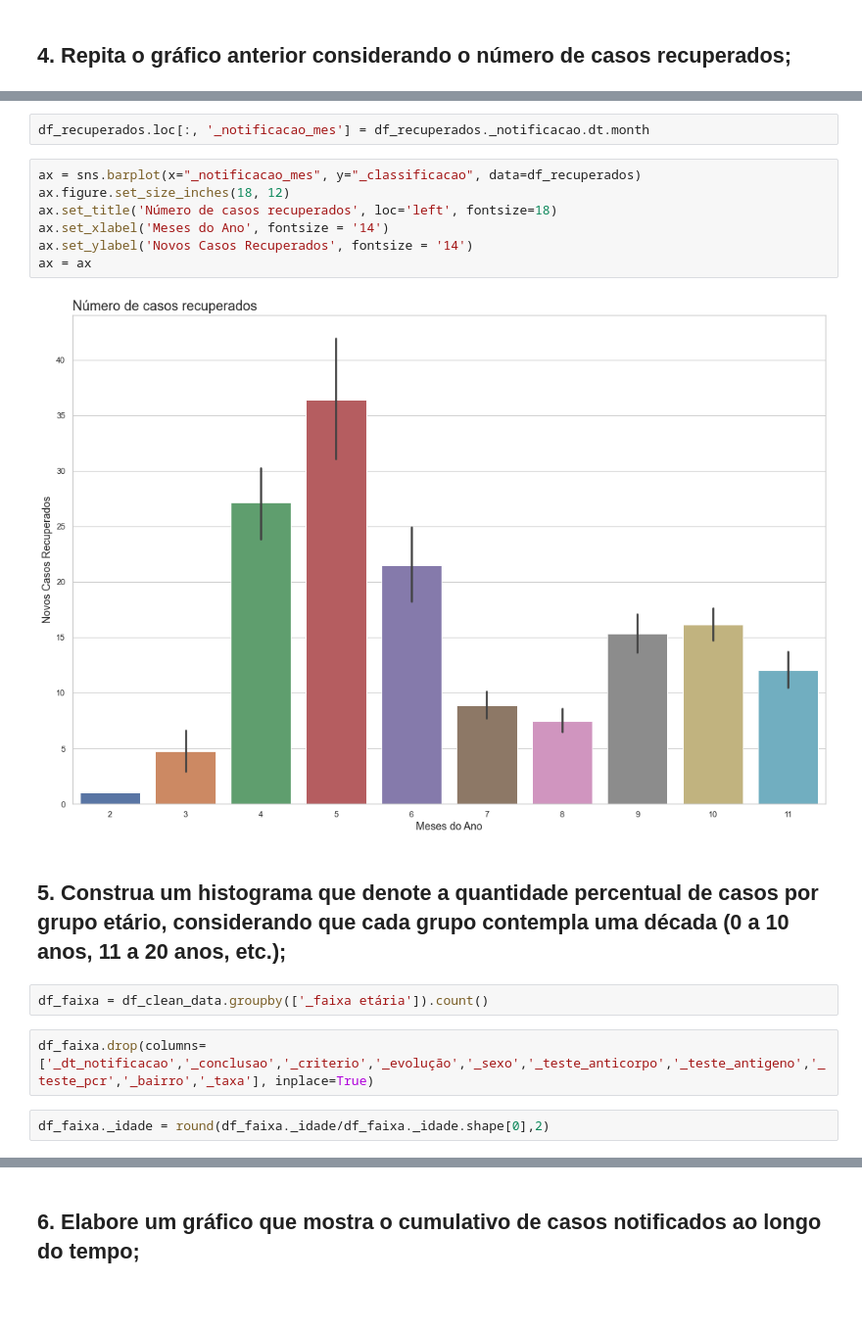
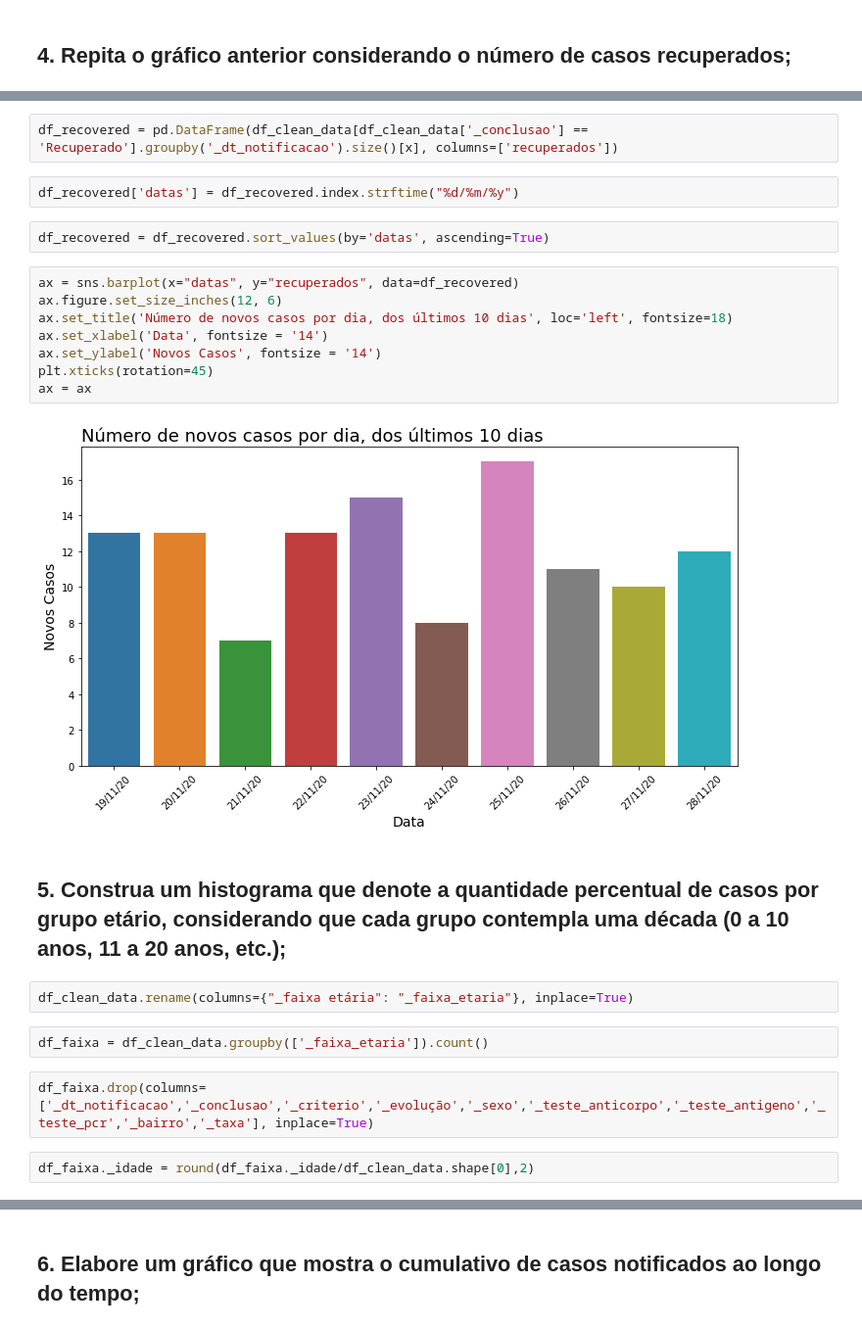
Before and after one commit to thiagos98/data-analysis-manaus, a Jupyter notebook: main.ipynb, the cells around one changed output, grey strips where cells are left out. Shown at 98% size. Drawn from its saved outputs; the diff is of its cells as text; blank space fills up the shorter version.

```diff
--- a/main.ipynb
+++ b/main.ipynb
@@ -339,19 +316,26 @@ df_recuperados.index = range(df_recuperados.shape[0])
-# %%
-df_recuperados.loc[:, '_notificacao_mes'] = df_recuperados._notificacao.dt.month
-# %%
-ax = sns.barplot(x="_notificacao_mes", y="_classificacao", data=df_recuperados)
-ax.figure.set_size_inches(18, 12)
-ax.set_title('Número de casos recuperados', loc='left', fontsize=18)
-ax.set_xlabel('Meses do Ano', fontsize = '14')
-ax.set_ylabel('Novos Casos Recuperados', fontsize = '14')
-ax = ax
-# %% [output]
-[figure, removed]
+# %%
+df_recovered = pd.DataFrame(df_clean_data[df_clean_data['_conclusao'] == 'Recuperado'].groupby('_dt_notificacao').size()[x], columns=['recuperados'])
+# %%
+df_recovered['datas'] = df_recovered.index.strftime("%d/%m/%y")
+# %%
+df_recovered = df_recovered.sort_values(by='datas', ascending=True)
+# %%
+ax = sns.barplot(x="datas", y="recuperados", data=df_recovered)
+ax.figure.set_size_inches(12, 6)
+ax.set_title('Número de novos casos por dia, dos últimos 10 dias', loc='left', fontsize=18)
+ax.set_xlabel('Data', fontsize = '14')
+ax.set_ylabel('Novos Casos', fontsize = '14')
+plt.xticks(rotation=45)
+ax = ax
+# %% [output]
+[figure, added]
 # %% [markdown]
 ## 5. Construa um histograma que denote a quantidade percentual de casos por grupo etário, considerando que cada grupo contempla uma década (0 a 10 anos, 11 a 20 anos, etc.);
+# %%
+df_clean_data.rename(columns={"_faixa etária": "_faixa_etaria"}, inplace=True)
 # %%
-df_faixa = df_clean_data.groupby(['_faixa etária']).count()
+df_faixa = df_clean_data.groupby(['_faixa_etaria']).count()
 # %%
 df_faixa.drop(columns=['_dt_notificacao','_conclusao','_criterio','_evolução','_sexo','_teste_anticorpo','_teste_antigeno','_teste_pcr','_bairro','_taxa'], inplace=True)
 # %%
-df_faixa._idade = round(df_faixa._idade/df_faixa._idade.shape[0],2)
+df_faixa._idade = round(df_faixa._idade/df_clean_data.shape[0],2)
```
Also changed, not shown: parts of 26 cells of this notebook.
